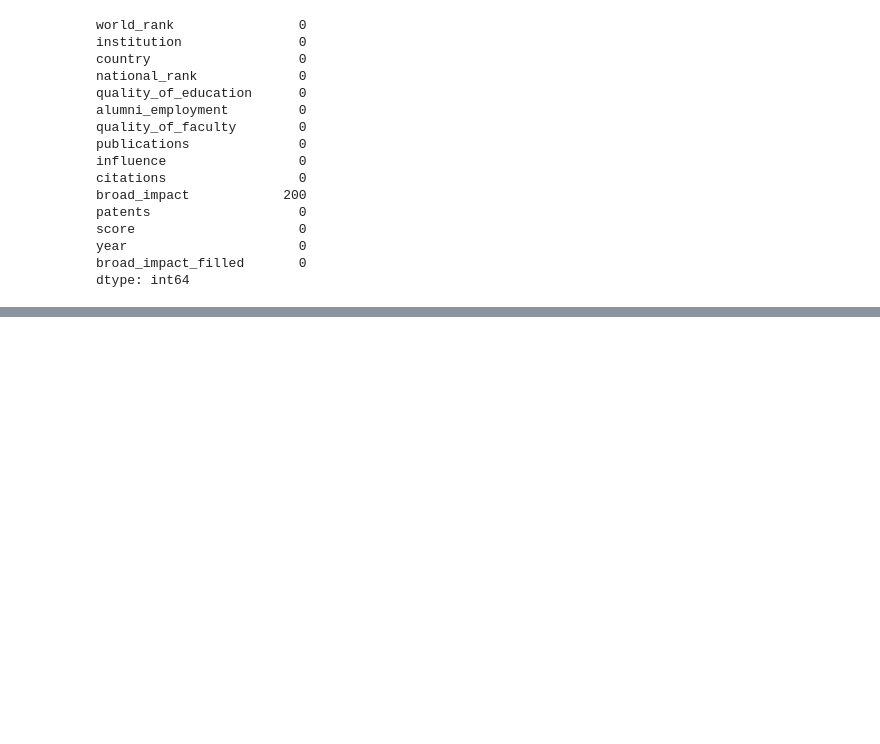
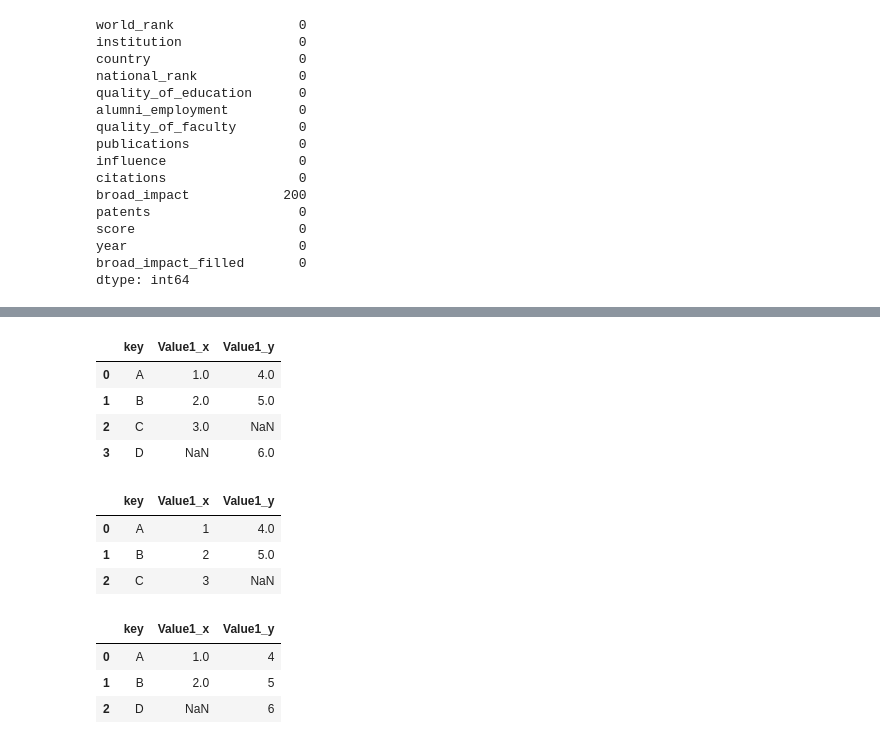
Before and after one commit to Pulkit4761/Machine-learning, a Jupyter notebook: machine learning/Data_analysis/data_manipulation.ipynb, the cells around one changed output, grey strips where cells are left out. Drawn from its saved outputs; the diff is of its cells as text; code cells hidden in the pictures; blank space fills up the shorter version.

```diff
--- a/machine learning/Data_analysis/data_manipulation.ipynb
+++ b/machine learning/Data_analysis/data_manipulation.ipynb
@@ -134,0 +171,5 @@ df
+# %%
+# Merging and joining DataFraes
+# Creating simple DataFrames
+df1 = pd.DataFrame({'key': ['A','B','C'], 'Value1' : [1,2,3]})
+df2 = pd.DataFrame({'key': ['A','B','D'], 'Value1' : [4,5,6]})
@@ -134,0 +197,22 @@ df
+# %%
+pd.merge(df1,df2,on = "key", how = "outer")
+# %% [output]
+|  | key | Value1_x | Value1_y |
+| 0 | A | 1.0 | 4.0 |
+| 1 | B | 2.0 | 5.0 |
+| 2 | C | 3.0 | NaN |
+| 3 | D | NaN | 6.0 |
+# %%
+pd.merge(df1,df2,on = "key", how = "left") # df1 will be given the priority
+# %% [output]
+|  | key | Value1_x | Value1_y |
+| 0 | A | 1 | 4.0 |
+| 1 | B | 2 | 5.0 |
+| 2 | C | 3 | NaN |
+# %%
+pd.merge(df1,df2,on = "key", how = "right") # df2 will be given more importance
+# %% [output]
+|  | key | Value1_x | Value1_y |
+| 0 | A | 1.0 | 4 |
+| 1 | B | 2.0 | 5 |
+| 2 | D | NaN | 6 |
```
Also changed, not shown: parts of 8 cells of this notebook, 5 other files.
